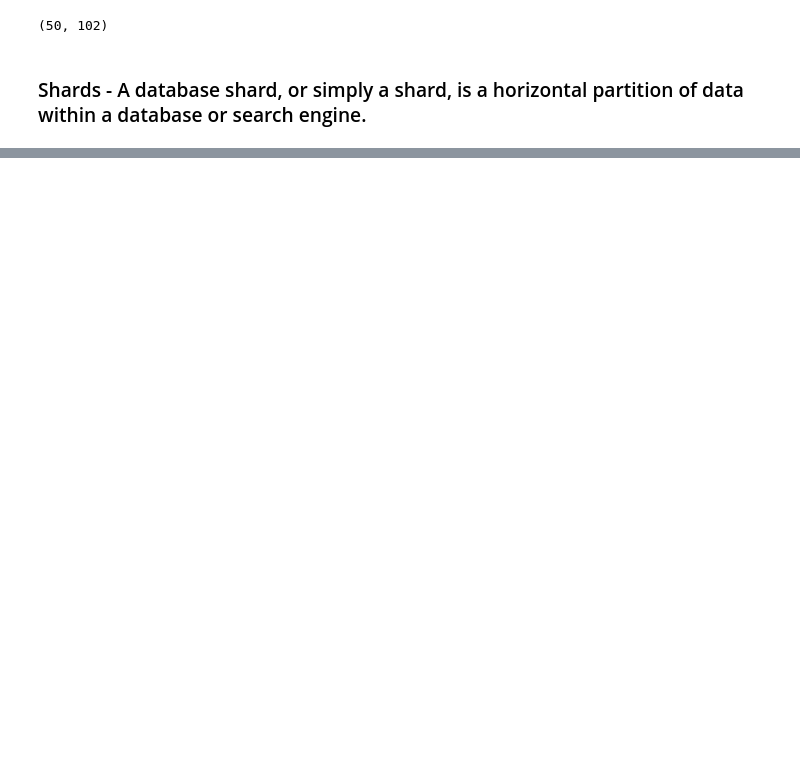
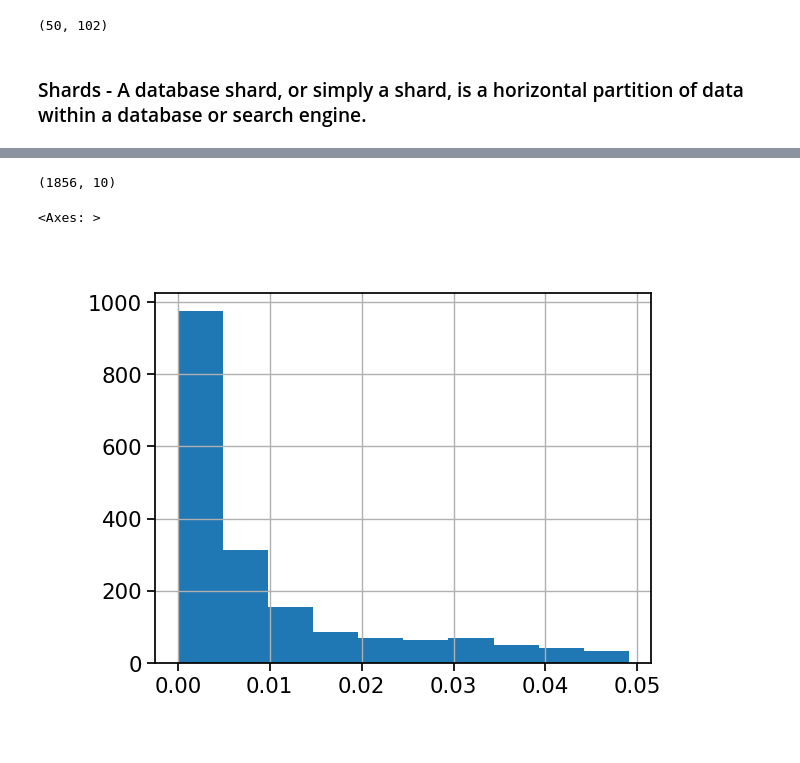
Before and after one commit to flalix/perturb_agent, a Jupyter notebook: notebooks/mtp_cBio_67_PAAD_prism cluster_embed.ipynb, the cells around one changed output, grey strips where cells are left out. Saved outputs shown, nothing was run; the diff lists cells and outputs as text; code cells hidden in the pictures; blank space fills up the shorter version.

Commit message:
tahoe version 1.0

```diff
--- a/notebooks/mtp_cBio_67_PAAD_prism cluster_embed.ipynb
+++ b/notebooks/mtp_cBio_67_PAAD_prism cluster_embed.ipynb
@@ -718,4 +837,9 @@ mc.download_shards(shards, dry_run=True)
 # %%
-mc.download_shards(shards, max_workers=8)
-S, cond = mc.load_tahoe_de(genes=X.columns, organs=("Pancreas",),
+"""
+df["condition"] = df["cell_line_id"].astype(str) + "|" + df["drug"].astype(str)
+df_pivot = (df.pivot(index="gene", columns="condition", values="stat")
+        .astype(dtype))
+"""
+
+df_pivot, cond = mc.load_tahoe_de(genes=X.columns.to_list(), organs=("Pancreas",),
                            mode="download", _shard_subset=shards, force=True)
@@ -741,0 +1092,18 @@ R1 = mc.score_clusters_vs_tahoe(sig, S, cond)
+# %%
+dft = mc.signature_table(X, labels=labels,  min_abs_lfc=0.6, sort_by='fdr_nominal')
+dft['abs_lfc'] = dft['lfc'].abs()
+
+fdr_cutoff = 0.05
+lfc_cutoff = 1
+
+dft = dft[(dft.fdr_nominal < fdr_cutoff) & (dft.abs_lfc >= lfc_cutoff)]
+dft = dft.sort_values('fdr_nominal', ascending=True)
+
+dft.shape
+# %% [output]
+(1856, 10)
+# %%
+dft.fdr_nominal.hist()
+# %% [output]
+<Axes: >
+[figure, added]
```
Also changed, not shown: parts of 77 cells of this notebook, 3 other files.
